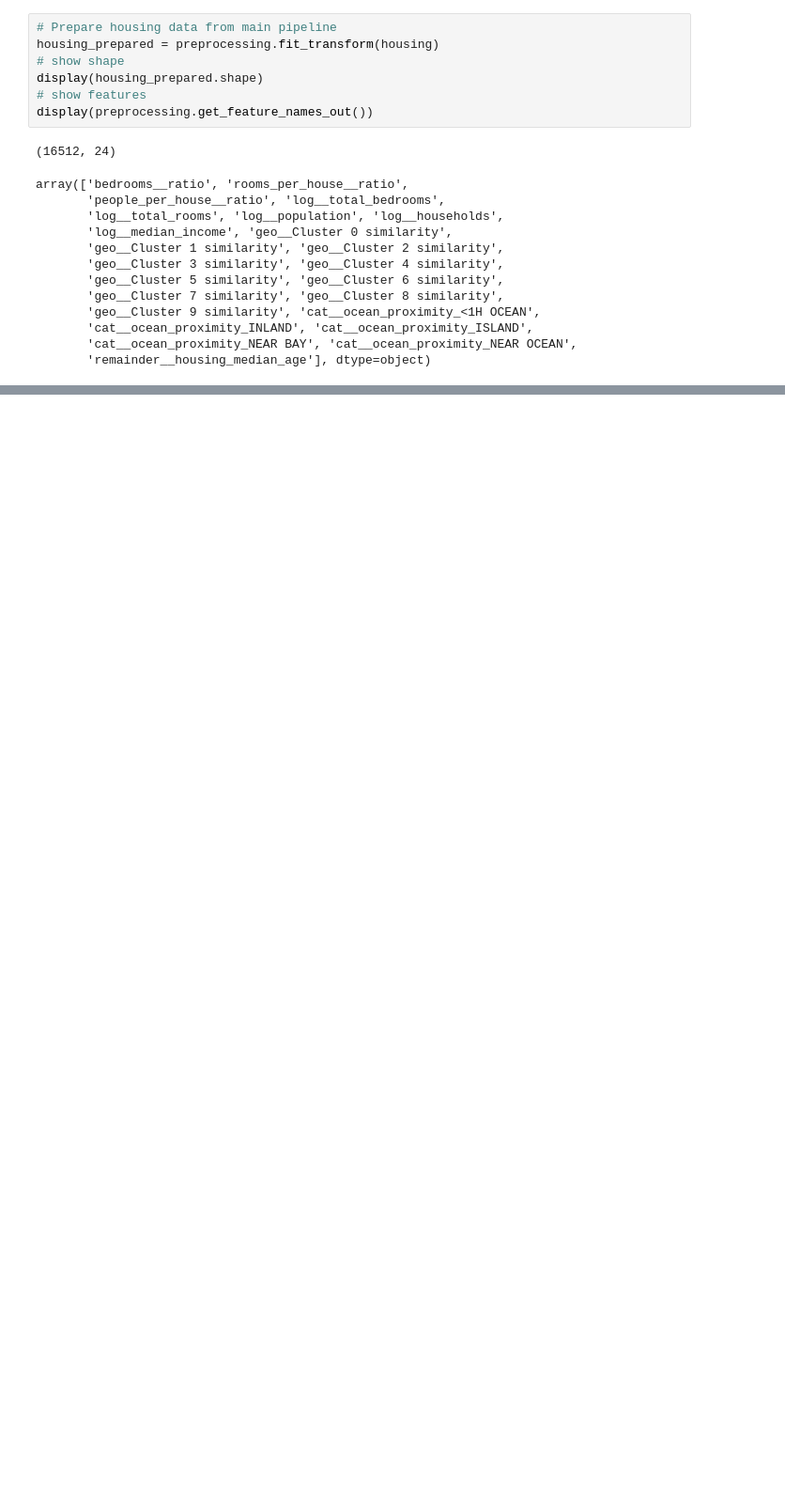
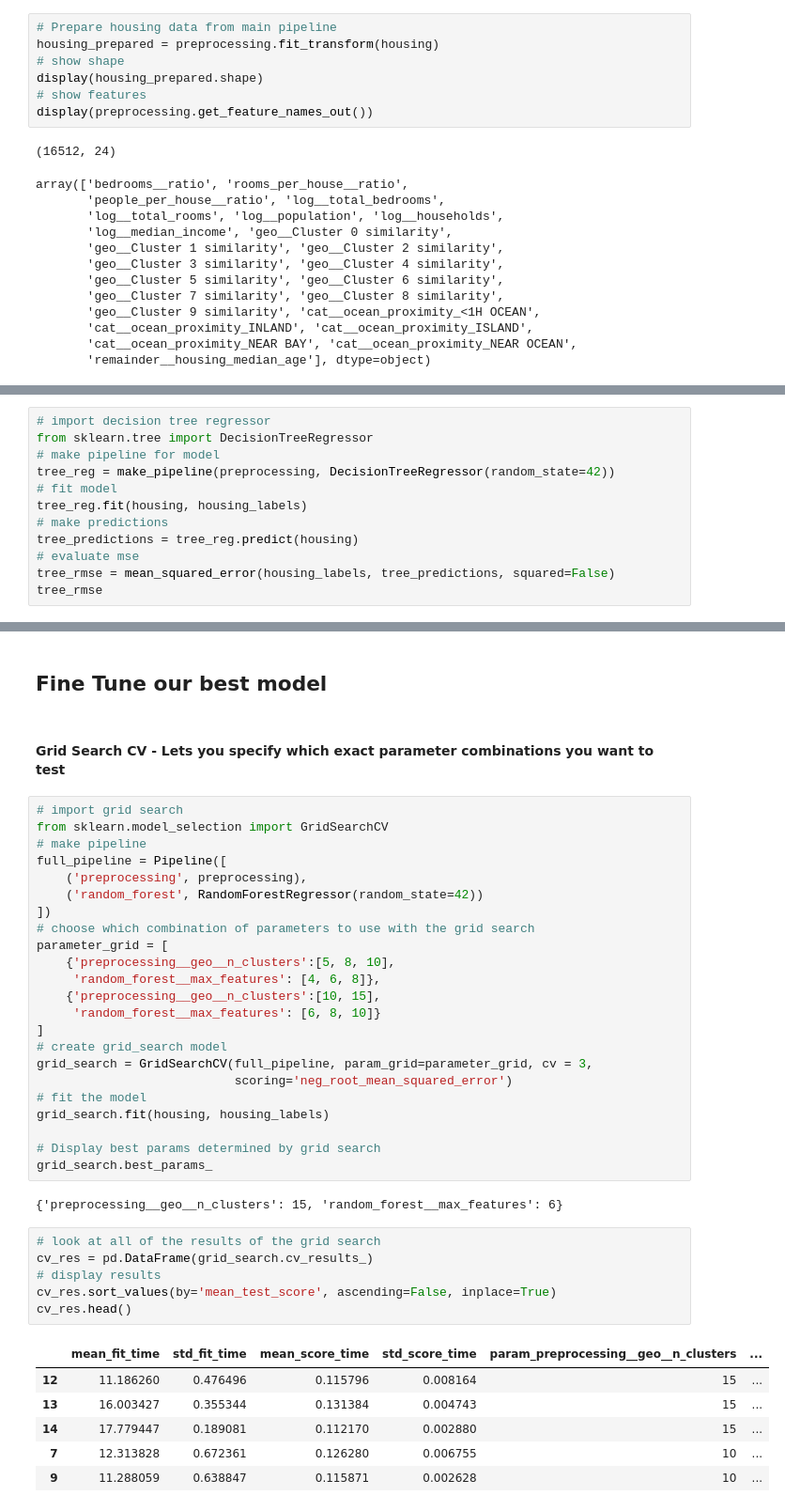
Before and after one commit to silvanoross/Real_Estate_ML, a Jupyter notebook: housing_pipeline.ipynb, the cells around one changed output, grey strips where cells are left out. Shown at 94% size. Drawn from its saved outputs; the diff is of its cells as text; blank space fills up the shorter version.

```diff
--- a/housing_pipeline.ipynb
+++ b/housing_pipeline.ipynb
@@ -845,0 +882,12 @@ array(['bedrooms__ratio', 'rooms_per_house__ratio',
+# %%
+# import decision tree regressor
+from sklearn.tree import DecisionTreeRegressor
+# make pipeline for model
+tree_reg = make_pipeline(preprocessing, DecisionTreeRegressor(random_state=42))
+# fit model
+tree_reg.fit(housing, housing_labels)
+# make predictions
+tree_predictions = tree_reg.predict(housing)
+# evaluate mse
+tree_rmse = mean_squared_error(housing_labels, tree_predictions, squared=False)
+tree_rmse
@@ -845,0 +942,42 @@ array(['bedrooms__ratio', 'rooms_per_house__ratio',
+# %% [markdown]
+## Fine Tune our best model
+# %% [markdown]
+#### Grid Search CV - Lets you specify which exact parameter combinations you want to test
+# %%
+# import grid search
+from sklearn.model_selection import GridSearchCV
+# make pipeline
+full_pipeline = Pipeline([
+    ('preprocessing', preprocessing),
+    ('random_forest', RandomForestRegressor(random_state=42))
+])
+# choose which combination of parameters to use with the grid search
+parameter_grid = [
+    {'preprocessing__geo__n_clusters':[5, 8, 10],
+     'random_forest__max_features': [4, 6, 8]},
+    {'preprocessing__geo__n_clusters':[10, 15],
+     'random_forest__max_features': [6, 8, 10]}
+]
+# create grid_search model
+grid_search = GridSearchCV(full_pipeline, param_grid=parameter_grid, cv = 3,
+                           scoring='neg_root_mean_squared_error')
+# fit the model
+grid_search.fit(housing, housing_labels)
+
+# Display best params determined by grid search
+grid_search.best_params_
+# %% [output]
+{'preprocessing__geo__n_clusters': 15, 'random_forest__max_features': 6}
+# %%
+# look at all of the results of the grid search
+cv_res = pd.DataFrame(grid_search.cv_results_)
+# display results
+cv_res.sort_values(by='mean_test_score', ascending=False, inplace=True)
+cv_res.head()
+# %% [output]
+|  | mean_fit_time | std_fit_time | mean_score_time | std_score_time | param_preprocessing__geo__n_clusters | ... |
+| 12 | 11.186260 | 0.476496 | 0.115796 | 0.008164 | 15 | ... |
+| 13 | 16.003427 | 0.355344 | 0.131384 | 0.004743 | 15 | ... |
+| 14 | 17.779447 | 0.189081 | 0.112170 | 0.002880 | 15 | ... |
+| 7 | 12.313828 | 0.672361 | 0.126280 | 0.006755 | 10 | ... |
+| 9 | 11.288059 | 0.638847 | 0.115871 | 0.002628 | 10 | ... |
```
Also changed, not shown: parts of 33 cells of this notebook, 2 other files.
